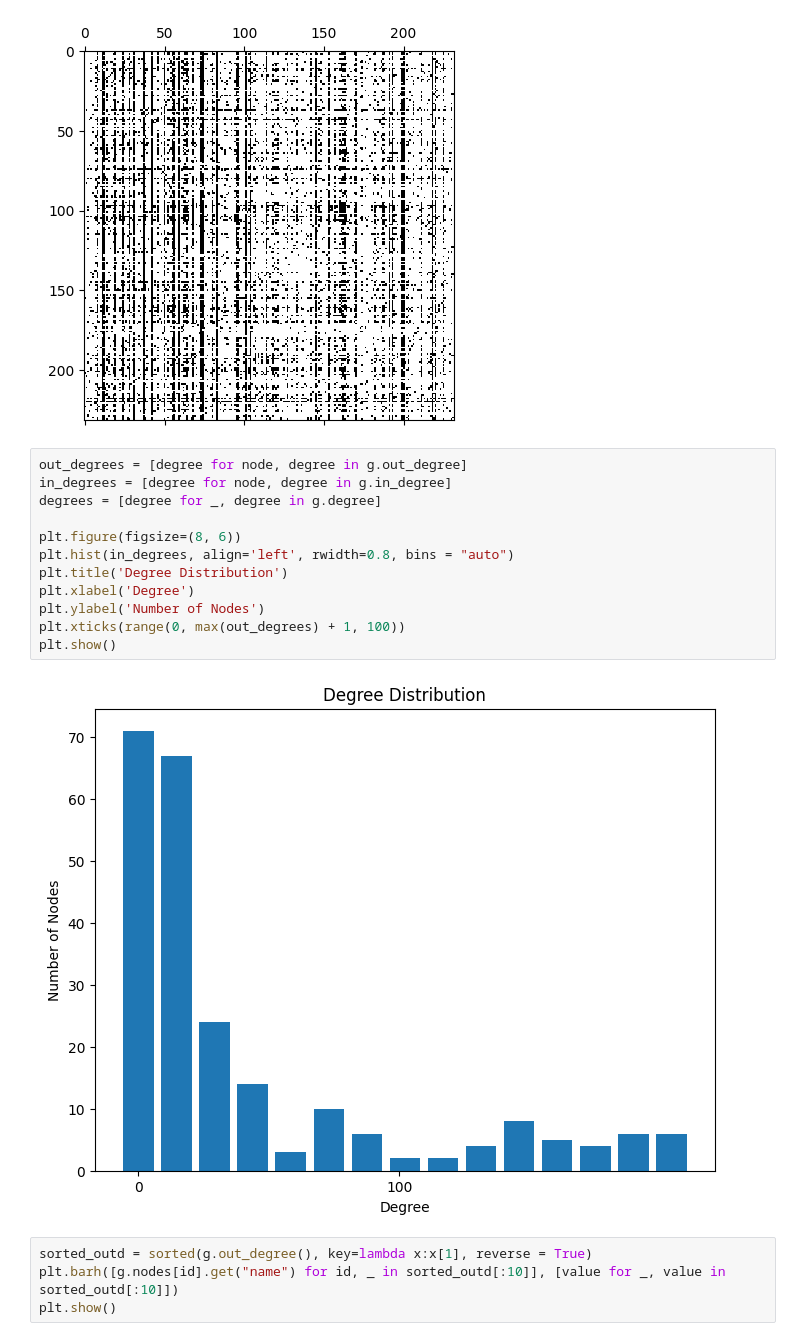
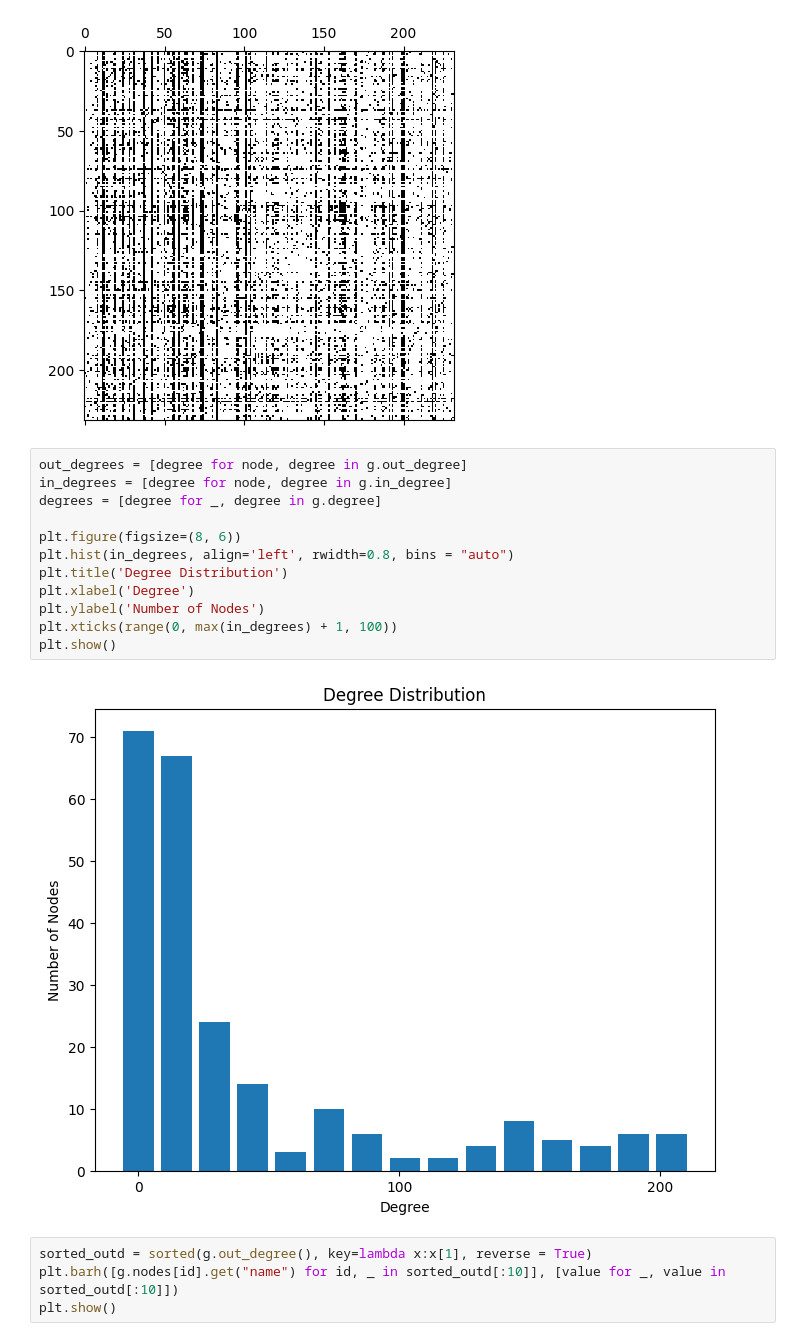
Before and after one commit to Ethangx8/AdvancedDataScienceCN, a Jupyter notebook: notebook/notebook.ipynb, the cells around one changed output. Saved outputs shown, nothing was run; the diff lists cells and outputs as text.

```diff
--- a/notebook/notebook.ipynb
+++ b/notebook/notebook.ipynb
@@ -103,17 +103,17 @@ plt.show()
 # %%
 out_degrees = [degree for node, degree in g.out_degree]
 in_degrees = [degree for node, degree in g.in_degree]
 degrees = [degree for _, degree in g.degree]
 
 plt.figure(figsize=(8, 6))
 plt.hist(in_degrees, align='left', rwidth=0.8, bins = "auto")
 plt.title('Degree Distribution')
 plt.xlabel('Degree')
 plt.ylabel('Number of Nodes')
-plt.xticks(range(0, max(out_degrees) + 1, 100))
+plt.xticks(range(0, max(in_degrees) + 1, 100))
 plt.show()
 # %% [output]
-[figure, old version]
+[figure, new version]
 # %%
 sorted_outd = sorted(g.out_degree(), key=lambda x:x[1], reverse = True)
 plt.barh([g.nodes[id].get("name") for id, _ in sorted_outd[:10]], [value for _, value in sorted_outd[:10]])
```
Also changed, not shown: parts of 8 cells of this notebook.
